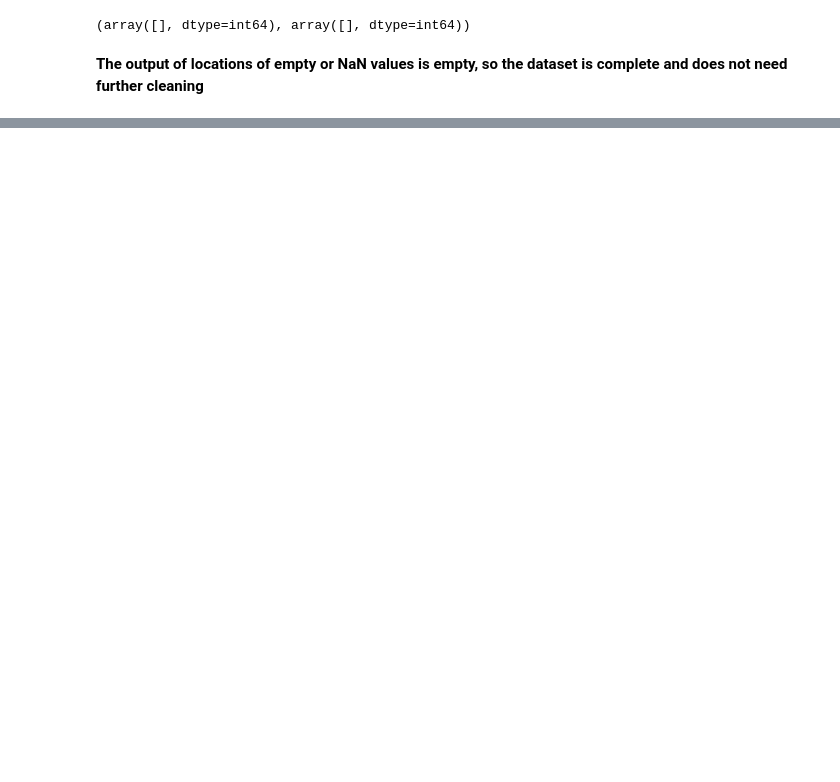
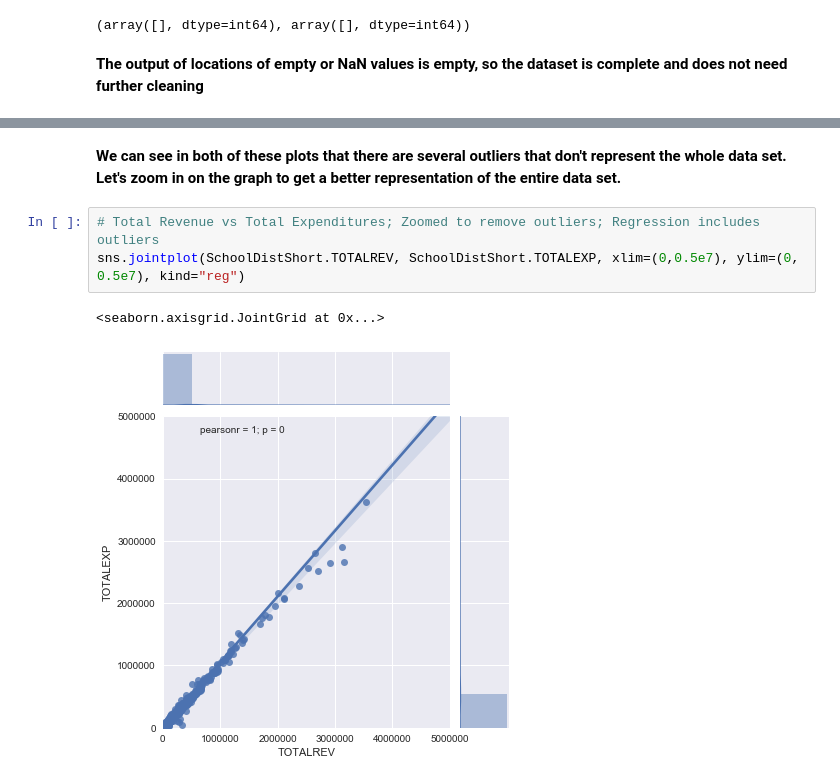
Before and after one commit to chao-norman/DSD-Data-Cleaning-and-Visualization, a Jupyter notebook: Code/School District Data Analysis.ipynb, the cells around one changed output, grey strips where cells are left out. Saved outputs shown, nothing was run; the diff lists cells and outputs as text; blank space fills up the shorter version.

```diff
--- a/Code/School District Data Analysis.ipynb
+++ b/Code/School District Data Analysis.ipynb
@@ -87,0 +122,9 @@ np.where(pd.isnull(SchoolDistShort))
+# %% [markdown]
+**We can see in both of these plots that there are several outliers that don't represent the whole data set.
+Let's zoom in on the graph to get a better representation of the entire data set.**
+# %%
+# Total Revenue vs Total Expenditures; Zoomed to remove outliers; Regression includes outliers
+sns.jointplot(SchoolDistShort.TOTALREV, SchoolDistShort.TOTALEXP, xlim=(0,0.5e7), ylim=(0, 0.5e7), kind="reg")
+# %% [output]
+<seaborn.axisgrid.JointGrid at 0x...>
+[figure, added]
```
Also changed, not shown: parts of 18 cells of this notebook, 3 other files.
